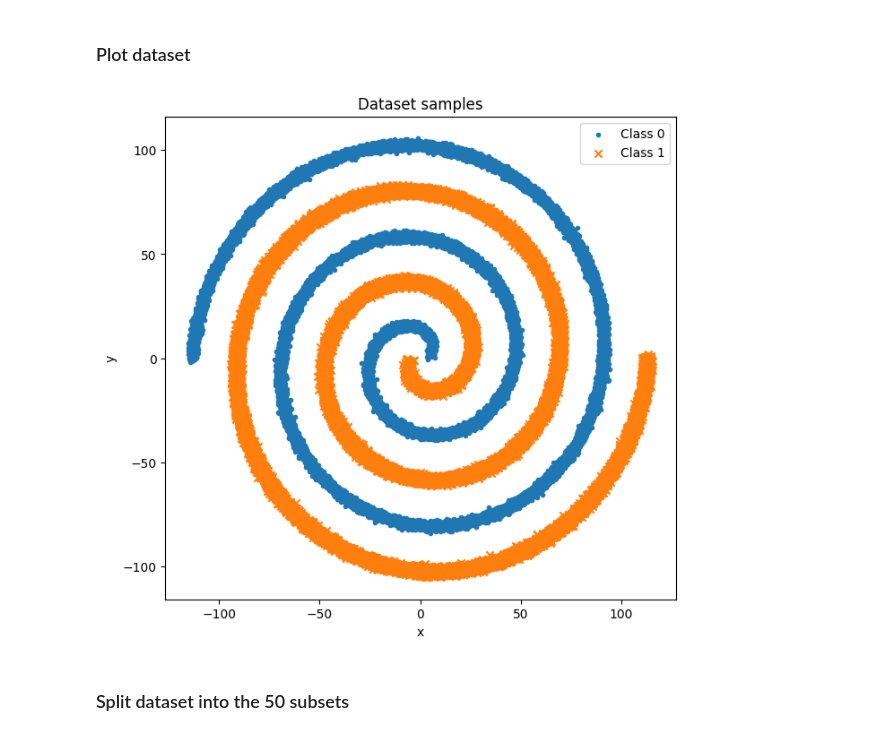
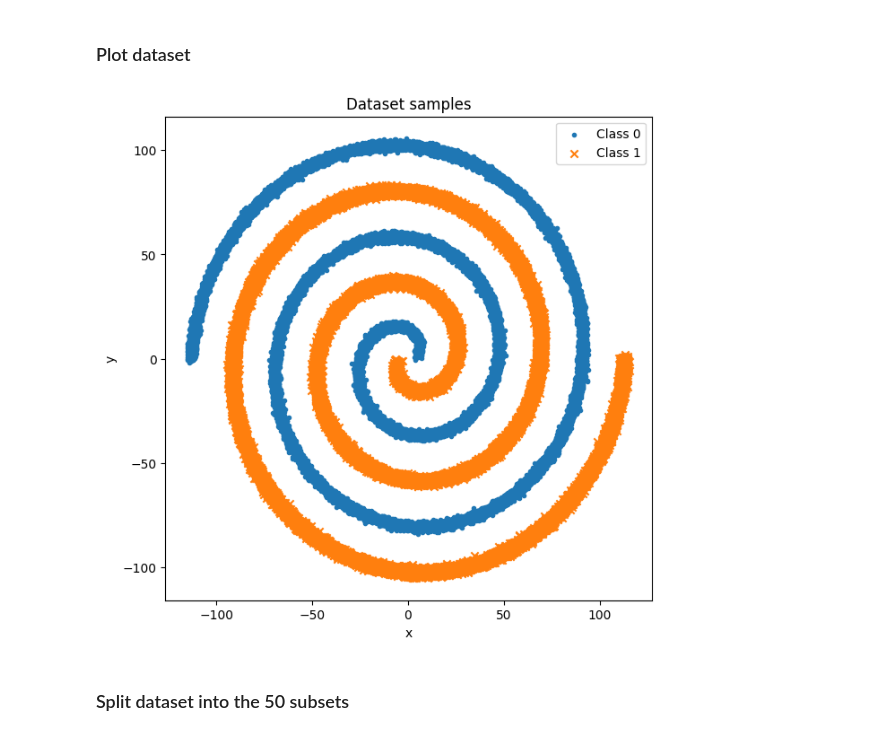
Before and after one commit to rezaAdinepour/Deep-Learning-Homework, a Jupyter notebook: HWs/HW5/Codes/Q2.ipynb, the cells around one changed output. Cells and saved outputs as stored; diff of their text form; code cells hidden in the pictures.

```diff
--- a/HWs/HW5/Codes/Q2.ipynb
+++ b/HWs/HW5/Codes/Q2.ipynb
@@ -77,19 +78,18 @@ class1 = X_tensor[y_tensor.flatten() == 1]
 # %% [markdown]
 ### Plot dataset
 # %%
-plt.figure(figsize=(25, 7))
+plt.figure(figsize=(7, 7))
 
-plt.subplot(1, 3, 1)
 plt.scatter(class0[:, 0].cpu().numpy(), class0[:, 1].cpu().numpy(), label="Class 0", marker='.')
 plt.scatter(class1[:, 0].cpu().numpy(), class1[:, 1].cpu().numpy(), label="Class 1", marker='x')
 plt.xlabel('x')
 plt.ylabel('y')
 plt.title("Dataset samples")
 plt.legend()
 
 plt.show()
 # %% [output]
-[figure, old version]
+[figure, new version]
 # %% [markdown]
 ### Split dataset into the 50 subsets
 # %%
```
Also changed, not shown: parts of 9 cells of this notebook, 1 other file.
